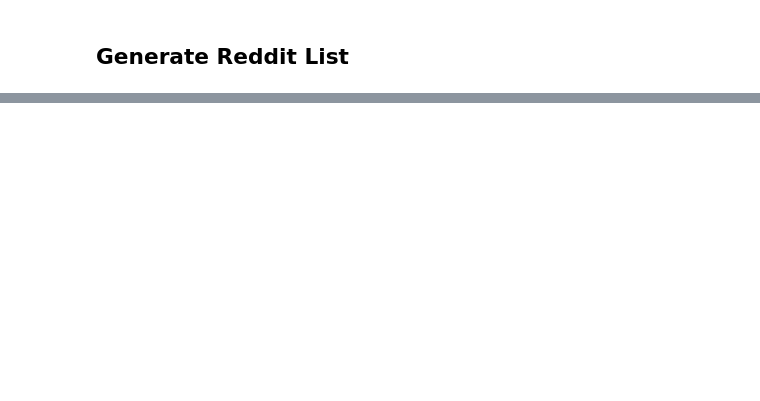
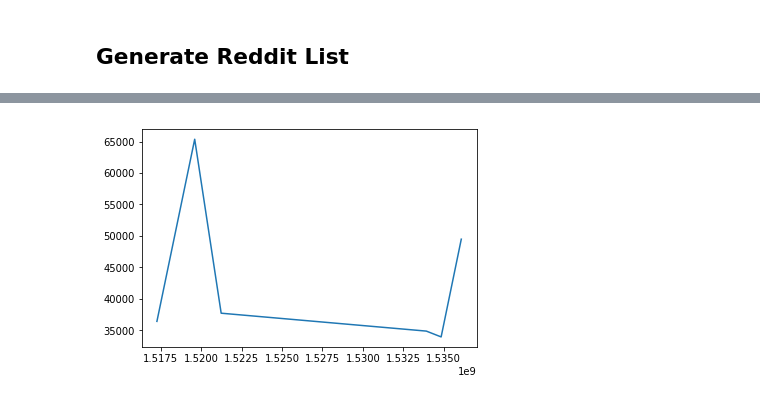
Before and after one commit to yosinao/An-Analysis-on-the-Effectiveness-of-News-Sharing-Channels, a Jupyter notebook: Nino-Yosinao/Reddit.ipynb, the cells around one changed output, grey strips where cells are left out. Drawn from its saved outputs; the diff is of its cells as text; code cells hidden in the pictures; blank space fills up the shorter version.

Commit message:
added base Reddit file

```diff
--- a/Nino-Yosinao/Reddit.ipynb
+++ b/Nino-Yosinao/Reddit.ipynb
@@ -27,14 +27,26 @@ reddit = praw.Reddit(client_id=reddit_id,
                      user_agent=f"script by u/{username}",
                      username=username)
 print(reddit.user.me())
+print(f"script by u/{username}")
 
+# Initialize count and lists for DataFrame
 count=0
-for submission in reddit.subreddit('news').search('Republican Party', sort='new', time_filter='year', limit=200):
+timestamps=[]
+timestamps_conv=[]
+submission_title=[]
+likes=[]
+
+for submission in reddit.subreddit('news').search('Test', sort='new', time_filter='all', limit=300):
     count+=1
     print(count)
+    timestamps.append(submission.created)
+    print(submission.created)
     value = datetime.datetime.fromtimestamp(submission.created)
+    timestamps_conv.append(value.strftime('%Y-%m-%d %H:%M:%S'))
     print(value.strftime('%Y-%m-%d %H:%M:%S'))
+    submission_title.append(submission.title)
     print(submission.title)
+    likes.append(submission.ups)
     print(submission.ups)
 # %% [output]
 MathGuyFromGallifrey
@@ -85,0 +69,9 @@ Nike Denies Shoes for World Cup Team from Iran
+# %%
+reddit_dict={"Time Created":timestamps,
+           "Time Created (Human-Readable)":timestamps_conv,
+           "Title": submission_title,
+           "Likes": likes}
+# %%
+reddit_df=pd.DataFrame(reddit_dict)
+mostliked_df = reddit_df.loc[reddit_df["Likes"]>=.5*reddit_df["Likes"].max(), :]
+mostliked_df
@@ -85,0 +86,5 @@ Nike Denies Shoes for World Cup Team from Iran
+# %%
+plt.plot(mostliked_df["Time Created"],mostliked_df["Likes"])
+plt.show()
+# %% [output]
+[figure, added]
```
Also changed, not shown: parts of 5 cells of this notebook, 11 other files.
